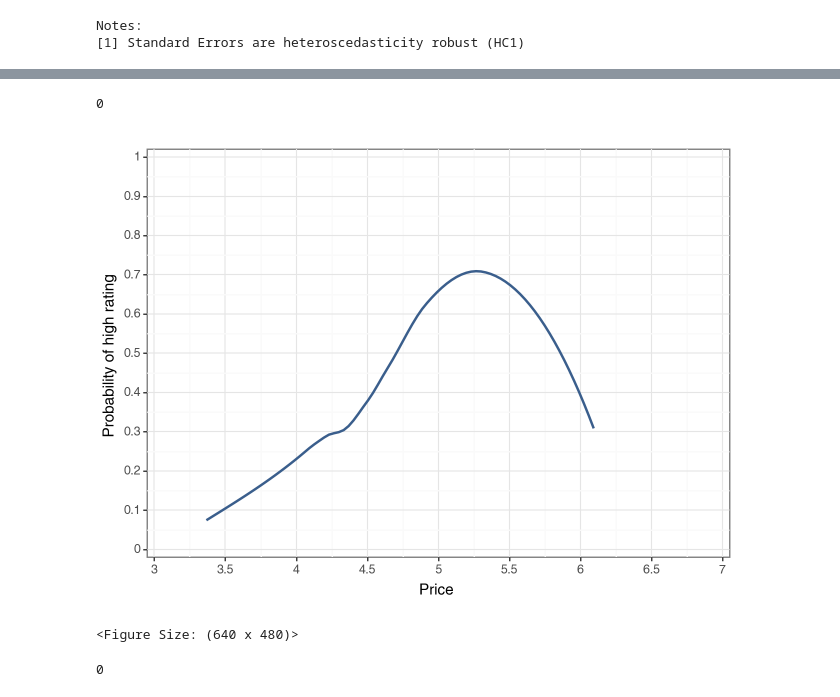
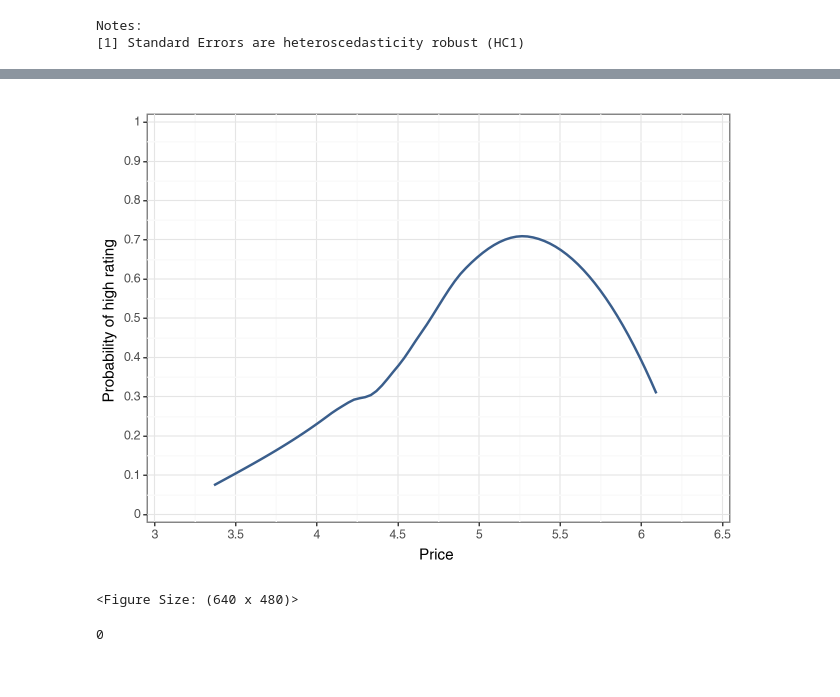
Before and after one commit to mateschieszler/DA2_2023, a Jupyter notebook: work-files/assignment2/Assignment-2_code_work.ipynb, the cells around one changed output, grey strips where cells are left out. Drawn from its saved outputs; the diff is of its cells as text; code cells hidden in the pictures.

```diff
--- a/work-files/assignment2/Assignment-2_code_work.ipynb
+++ b/work-files/assignment2/Assignment-2_code_work.ipynb
@@ -342,6 +342,3 @@ Notes:
 [1] Standard Errors are heteroscedasticity robust (HC1)
 # %%
 # lowess for splines
-# %%
-filtered_naples = filtered_naples.loc[df_naples['price'] <= 450]
-filtered_naples.price.hist()
@@ -351,25 +345,21 @@ filtered_naples.price.hist()
-# %%
-filtered_naples['price'].isnull().sum()
-# %% [output]
-0
 # %%
 #we should calc average price!!!
 g2a = (
     ggplot(data=filtered_naples)
     + geom_smooth(
         aes(x="lnp", y="highly_rated"), method="loess", se=False, color=color[0]
     )
     + labs(
        x="Price ", y="Probability of high rating "
     )
     # + coord_cartesian(xlim = [0, 1], ylim=[0,1])
-    + scale_x_continuous(expand=[0.01, 0.01], limits=[3, 6.5], breaks=seq(3, 7, 0.5))
+    + scale_x_continuous(expand=[0.01, 0.01], limits=[3, 6.5], breaks=seq(3, 6.5, 0.5))
     + scale_y_continuous(expand=[0.01, 0.01], limits=[0, 1], breaks=seq(0, 1, 0.1))
     + theme_bw()
 )
 g2a
 # %% [output]
-[figure, old version]
+[figure, new version]
 <Figure Size: (640 x 480)>
 # %%
 filtered_naples['distance'].isnull().sum()
```
Also changed, not shown: parts of 8 cells of this notebook.
